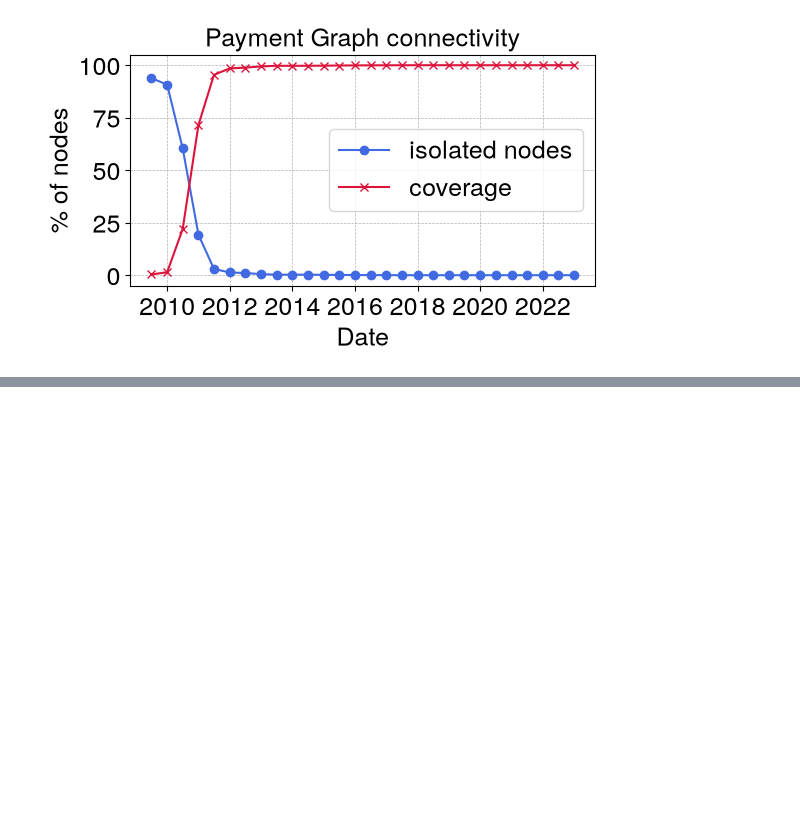
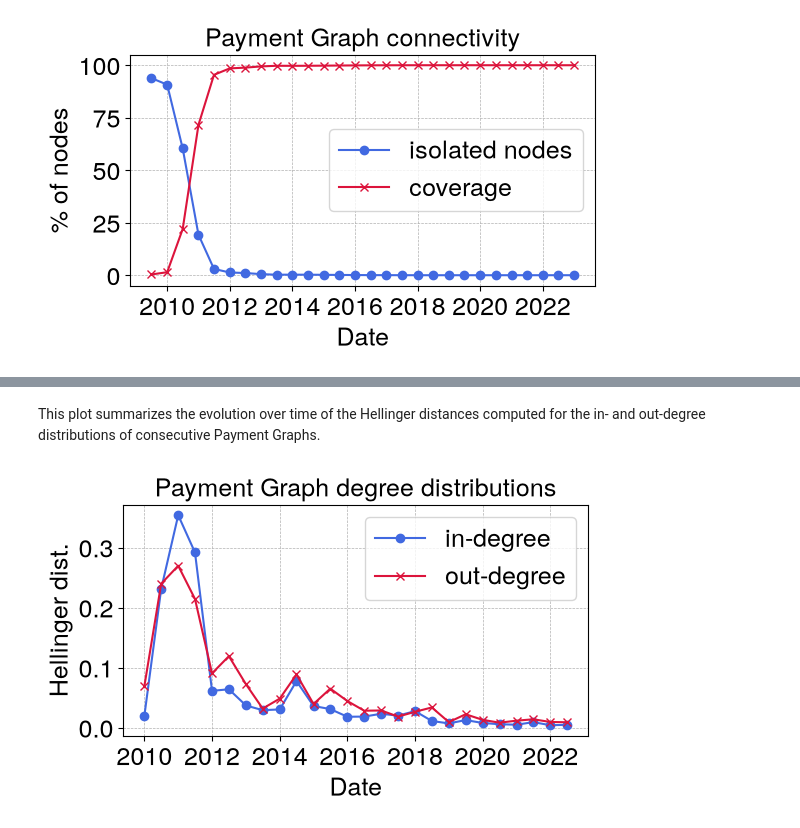
Before and after one commit to mloporchio/BitcoinTemporalAnalysis, a Jupyter notebook: nb_analysis.ipynb, the cells around one changed output, grey strips where cells are left out. Saved outputs shown, nothing was run; the diff lists cells and outputs as text; code cells hidden in the pictures; blank space fills up the shorter version.

```diff
--- a/nb_analysis.ipynb
+++ b/nb_analysis.ipynb
@@ -206,21 +208,0 @@ plt.show()
-# %%
-start_chunk = 2
-end_chunk = 28
-step = 2
-plt.figure(figsize=(7, 3))
-plt.title(f'Payment Graph')
-plt.xlabel('In-degree')
-plt.ylabel('Fraction of nodes')
-plt.xscale('symlog')
-colors = sns.color_palette("rocket_r", n_colors=len(range(start_chunk, end_chunk + step, step)))
-
-for color, i in zip(colors, range(start_chunk, end_chunk + step, step)):
-    indegree_file = f"results/pg_{i}.indegree"
-    df_indegree = read_degree_distribution(indegree_file)
-    sns.ecdfplot(df_indegree['degree'], label=str(2009 + (i - step) // step), color=color)
-
-plt.legend(loc='center left', bbox_to_anchor=(1.3, 0.5))
-plt.grid(which='major', linestyle='--', linewidth=0.5)
-plt.grid(which='minor', linestyle='--', linewidth=0.5, alpha=0.2)
-plt.savefig(f"figures/pg_temporal_indegree.pdf", bbox_inches='tight')
-plt.show()
@@ -317,0 +391,15 @@ df_fit_out = pl.read_csv("results/fit_outdegree.tsv", separator="\t").join(df_ch
+# %% [markdown]
+This plot summarizes the evolution over time of the Hellinger distances computed for the in- and out-degree distributions of consecutive Payment Graphs.
+# %%
+plt.figure(figsize=(6, 3))
+plt.title('Payment Graph degree distributions')
+plt.plot(result['end_date'], result['in-dist'], color="royalblue", marker = 'o', label="in-degree")
+plt.plot(result['end_date'], result['out-dist'], color="crimson", marker = 'x', label="out-degree")
+plt.xlabel('Date')
+plt.ylabel('Hellinger dist.')
+plt.grid(which='major', linestyle='--', linewidth=0.5)
+plt.grid(which='minor', linestyle='--', linewidth=0.5, alpha=0.2)
+plt.legend()
+plt.show()
+# %% [output]
+[figure, added]
```
Also changed, not shown: parts of 46 cells of this notebook, 3 other files.
